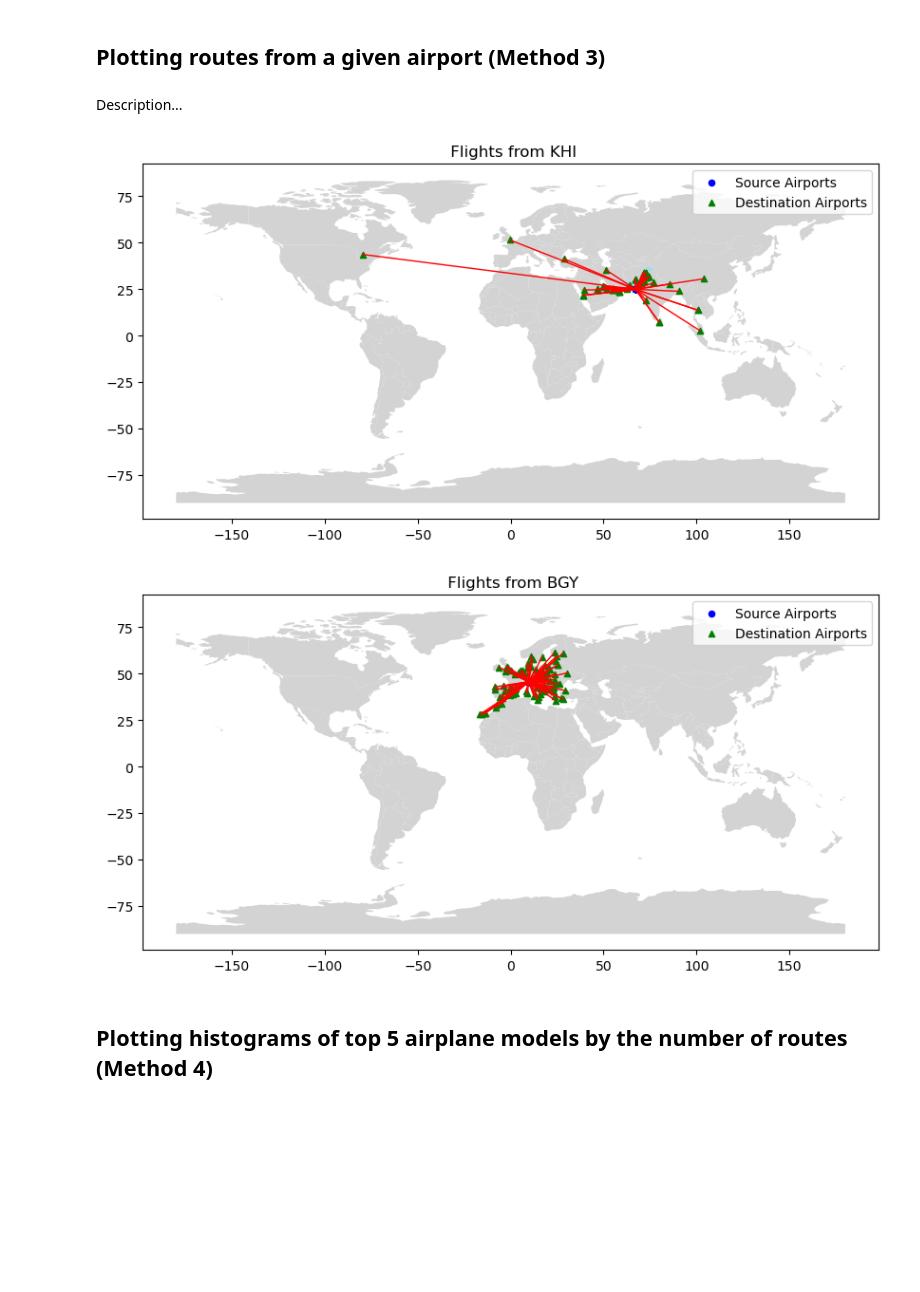
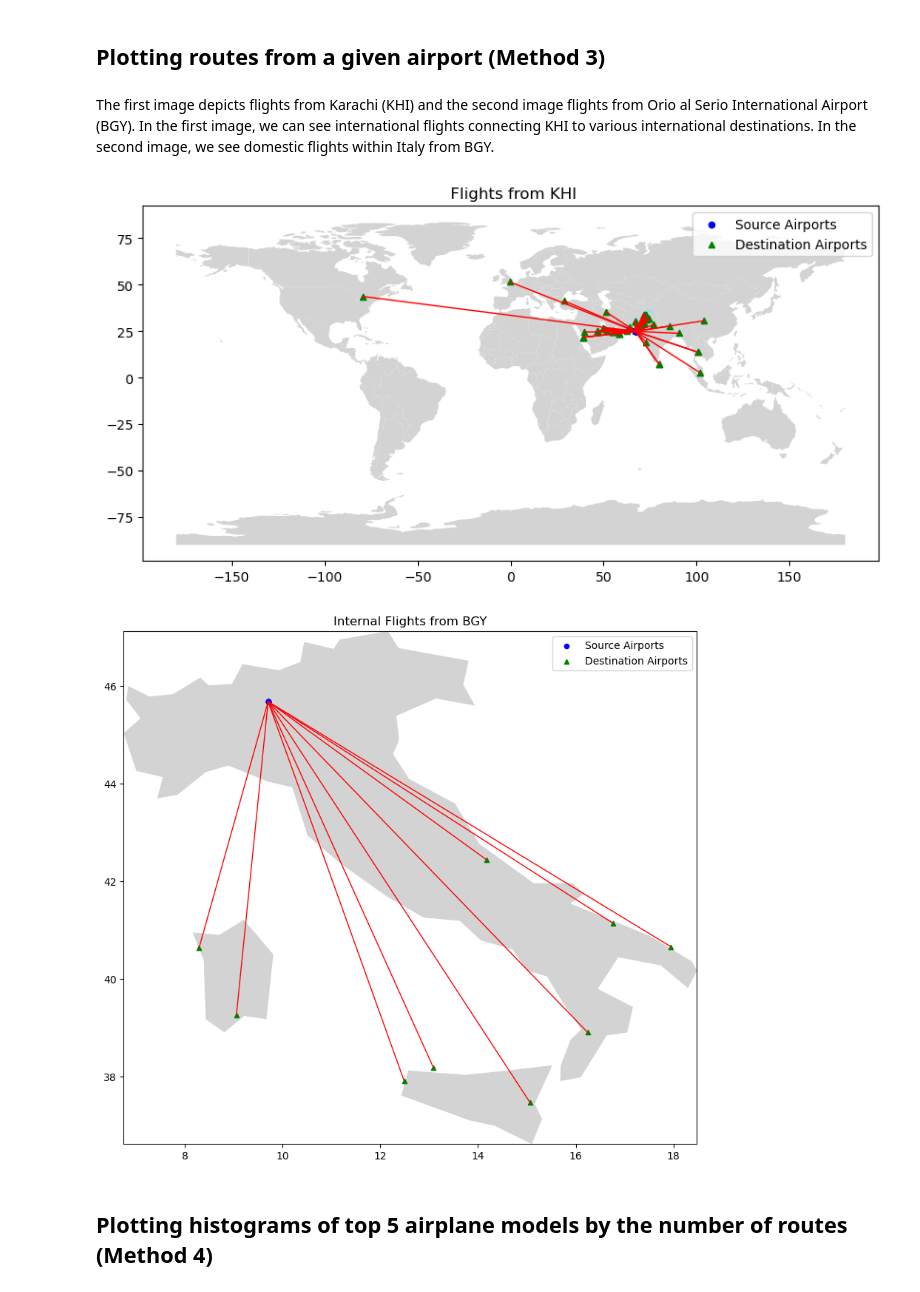
Before and after one commit to CarolinaAparicio2001/ADPRO, a Jupyter notebook: Showcase_Notebook.ipynb, the cells around one changed output. Saved outputs shown, nothing was run; the diff lists cells and outputs as text; code cells hidden in the pictures; blank space fills up the shorter version.

```diff
--- a/Showcase_Notebook.ipynb
+++ b/Showcase_Notebook.ipynb
@@ -73,12 +97,14 @@ airplane.distance_analysis()
 # %% [markdown]
 ## Plotting routes from a given airport (Method 3)
 # %% [markdown]
-Description...
+The first image depicts flights from Karachi (KHI) and the second image flights from Orio al Serio International Airport (BGY). In the first image, we can see international flights connecting KHI to various international destinations. In the second image, we see domestic flights within Italy from BGY.
 # %%
-airplane.plot_flights_by_code_airports("KHI", internal=False)
-airplane.plot_flights_by_code_airports("BGY", internal=False)
+airplane.plot_flights_by_code_airports("KHI")
 # %% [output]
 [figure]
-[figure, removed]
+# %%
+airplane.plot_flights_by_code_airports("BGY", internal=True)
+# %% [output]
+[figure, added]
 # %% [markdown]
 ## Plotting histograms of top 5 airplane models by the number of routes (Method 4)
```
Also changed, not shown: parts of 22 cells of this notebook.
